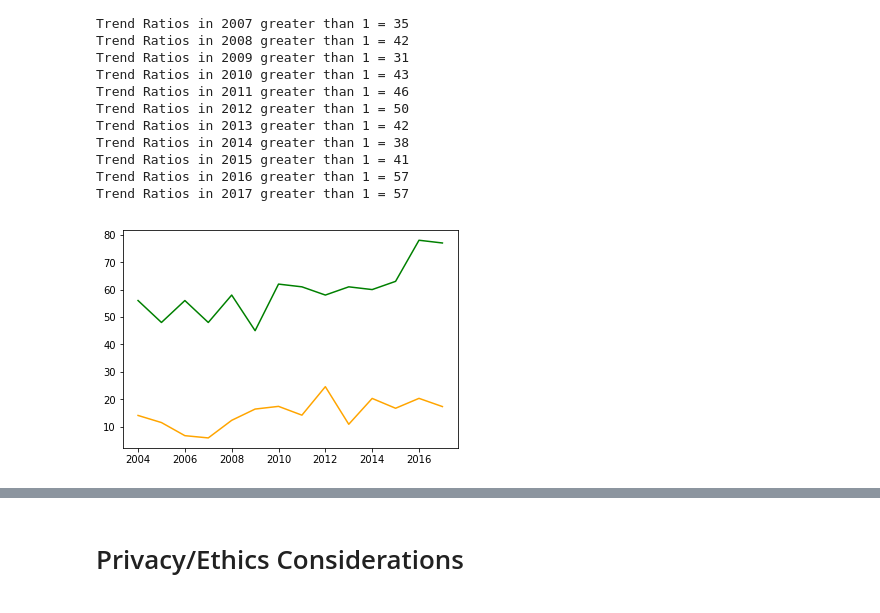
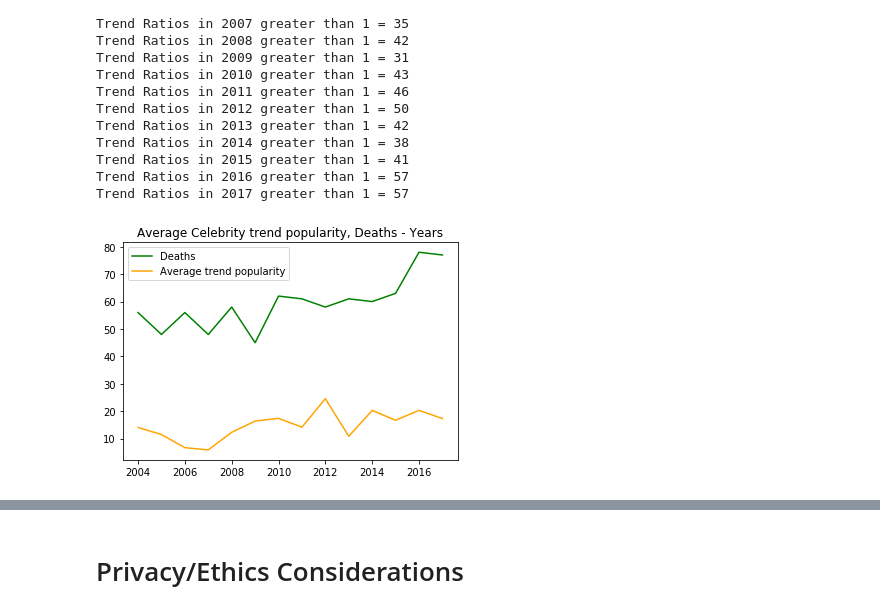
Before and after one commit to KennyWibowo/CelebrityDeathDataScience, a Jupyter notebook: FinalProject.ipynb, the cells around one changed output, grey strips where cells are left out. Saved outputs shown, nothing was run; the diff lists cells and outputs as text; code cells hidden in the pictures.

Commit message:
Added and Modified Data Visualizations, Regression analysis, Imports

```diff
--- a/FinalProject.ipynb
+++ b/FinalProject.ipynb
@@ -394,10 +397,12 @@ Trend Ratios in 2017 greater than 1 = 57
 # %%
 years = list(deaths_sorted.keys())
 deaths = list(deaths_sorted.values())
 trend_data = list(trends_per_year_avg_ord.values())
 
-plt.plot(years, deaths, color='g')
-plt.plot(years, trend_data, color='orange')
+plt.plot(years, deaths, color='g', label='Deaths')
+plt.plot(years, trend_data, color='orange', label='Average trend popularity')
+plt.title('Average Celebrity trend popularity, Deaths - Years')
+plt.legend()
 plt.show()
 # %% [output]
-[figure, old version]
+[figure, new version]
```
Also changed, not shown: parts of 9 cells of this notebook.
